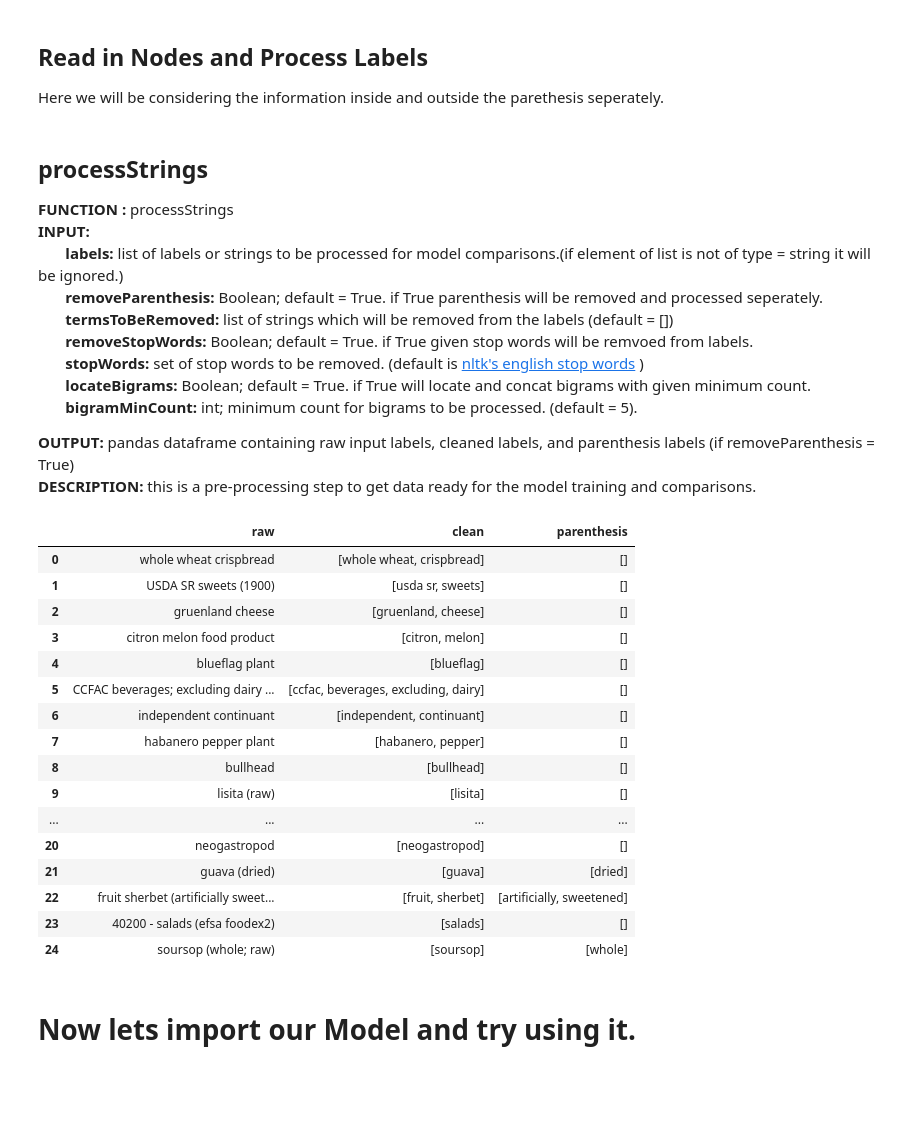
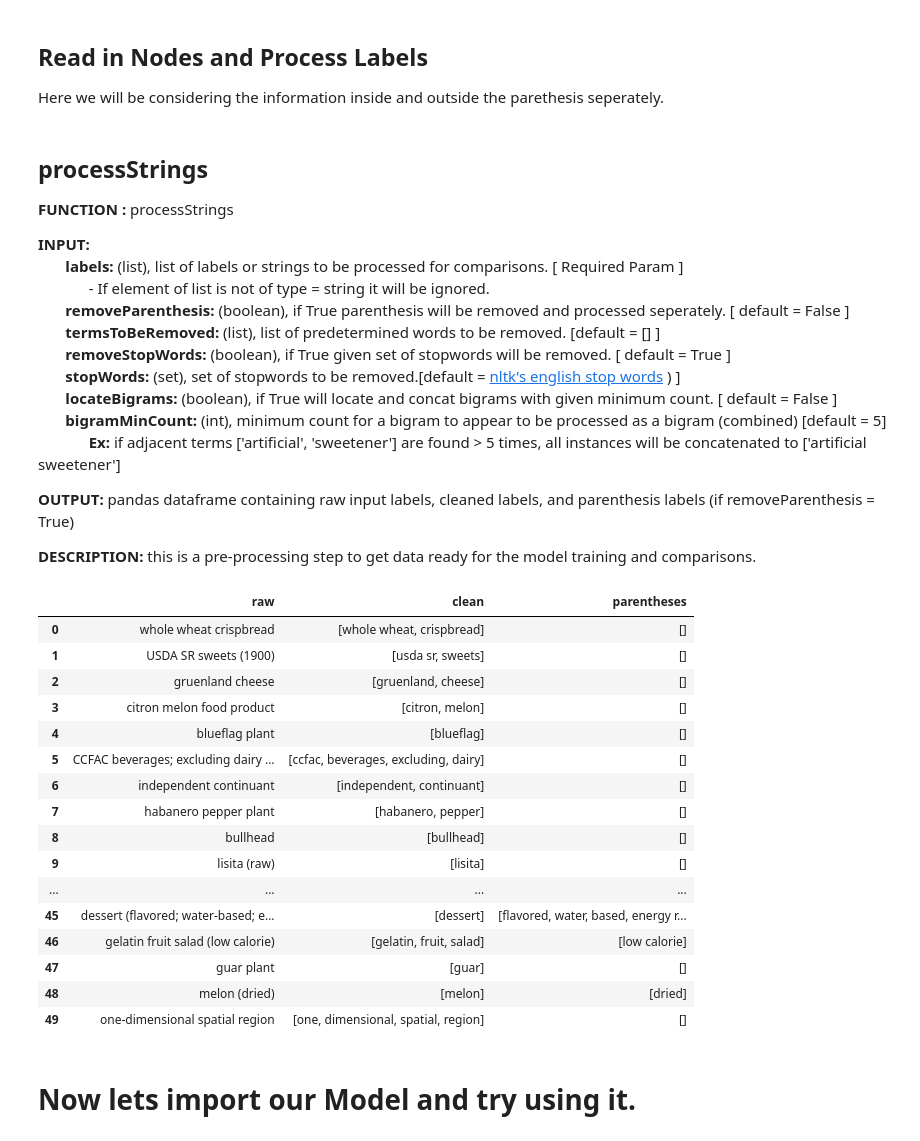
Before and after one commit to brianward1428/Similarity-Score, a Jupyter notebook: Processome_Ward/ModelApplication.ipynb, the cells around one changed output. Drawn from its saved outputs; the diff is of its cells as text; code cells hidden in the pictures; blank space fills up the shorter version.

```diff
--- a/Processome_Ward/ModelApplication.ipynb
+++ b/Processome_Ward/ModelApplication.ipynb
@@ -20,16 +19,20 @@ slim = df['label'].tolist()
 # %% [markdown]
 ## processStrings
 **FUNCTION :** processStrings
+
 **INPUT:**
-&nbsp;&nbsp;&nbsp;&nbsp;&nbsp;&nbsp; **labels:** list of labels or strings to be processed for model comparisons.(if element of list is not of type = string it will be ignored.)
-&nbsp;&nbsp;&nbsp;&nbsp;&nbsp;&nbsp; **removeParenthesis:** Boolean; default = True. if True parenthesis will be removed and processed seperately.
-&nbsp;&nbsp;&nbsp;&nbsp;&nbsp;&nbsp; **termsToBeRemoved:** list of strings which will be removed from the labels (default = [])
-&nbsp;&nbsp;&nbsp;&nbsp;&nbsp;&nbsp; **removeStopWords:** Boolean; default = True. if True given stop words will be remvoed from labels.
-&nbsp;&nbsp;&nbsp;&nbsp;&nbsp;&nbsp; **stopWords:** set of stop words to be removed. (default is [nltk's english stop words](https://gist.github.com/sebleier/554280)  )
-&nbsp;&nbsp;&nbsp;&nbsp;&nbsp;&nbsp; **locateBigrams:** Boolean; default = True. if True will locate and concat  bigrams with given minimum count.
-&nbsp;&nbsp;&nbsp;&nbsp;&nbsp;&nbsp; **bigramMinCount:** int; minimum count for bigrams to be processed. (default = 5).
+&nbsp;&nbsp;&nbsp;&nbsp;&nbsp;&nbsp; **labels:** (list), list of labels or strings to be processed for comparisons. [ Required Param ]
+&nbsp;&nbsp;&nbsp;&nbsp;&nbsp;&nbsp;&nbsp;&nbsp;&nbsp;&nbsp;&nbsp;&nbsp; - If element of list is not of type = string it will be ignored.
+&nbsp;&nbsp;&nbsp;&nbsp;&nbsp;&nbsp; **removeParenthesis:** (boolean), if True parenthesis will be removed and processed seperately. [ default = False ]
+&nbsp;&nbsp;&nbsp;&nbsp;&nbsp;&nbsp; **termsToBeRemoved:** (list), list of predetermined words to be removed. [default = [] ]
+&nbsp;&nbsp;&nbsp;&nbsp;&nbsp;&nbsp; **removeStopWords:** (boolean), if True given set of stopwords will be removed. [ default = True ]
+&nbsp;&nbsp;&nbsp;&nbsp;&nbsp;&nbsp; **stopWords:** (set), set of stopwords to be removed.[default = [nltk's english stop words](https://gist.github.com/sebleier/554280)  )  ]
+&nbsp;&nbsp;&nbsp;&nbsp;&nbsp;&nbsp; **locateBigrams:** (boolean), if True will locate and concat  bigrams with given minimum count. [ default = False ]
+&nbsp;&nbsp;&nbsp;&nbsp;&nbsp;&nbsp; **bigramMinCount:** (int), minimum count for a bigram to appear to be processed as a bigram (combined) [default = 5]
+&nbsp;&nbsp;&nbsp;&nbsp;&nbsp;&nbsp;&nbsp;&nbsp;&nbsp;&nbsp;&nbsp;&nbsp; **Ex:** if adjacent terms ['artificial', 'sweetener'] are found > 5 times, all instances will be concatenated to ['artificial sweetener']
 
 **OUTPUT:** pandas dataframe containing raw input labels, cleaned labels, and parenthesis labels (if removeParenthesis = True)
+
 **DESCRIPTION:** this is a pre-processing step to get data ready for the model training and comparisons.
 # %%
 # these terms were hand-picked after looking at some of the most frequent words..
@@ -37,12 +40,12 @@ termsToBeRemoved = ["(efsa foodex2)","(efsa foodex)","and similar","probably", "
 
 NS = NodeSim()
 
-labels = NS.processStrings(labels = slim, termsToBeRemoved = termsToBeRemoved)
+labels = NS.processStrings(labels = slim, removeParentheses = True, termsToBeRemoved = termsToBeRemoved, removeStopWords = True, locateBigrams = True, bigramMinCount = 5)
 # %%
 # sample
-labels.head(25)
+labels.head(50)
 # %% [output]
-|  | raw | clean | parenthesis |
+|  | raw | clean | parentheses |
 | 0 | whole wheat crispbread | [whole wheat, crispbread] | [] |
 | 1 | USDA SR sweets (1900) | [usda sr, sweets] | [] |
 | 2 | gruenland cheese | [gruenland, cheese] | [] |
@@ -54,11 +57,11 @@ labels.head(25)
 | 8 | bullhead | [bullhead] | [] |
 | 9 | lisita (raw) | [lisita] | [] |
 | ... | ... | ... | ... |
-| 20 | neogastropod | [neogastropod] | [] |
-| 21 | guava (dried) | [guava] | [dried] |
-| 22 | fruit sherbet (artificially sweet... | [fruit, sherbet] | [artificially, sweetened] |
-| 23 | 40200 - salads (efsa foodex2) | [salads] | [] |
-| 24 | soursop (whole; raw) | [soursop] | [whole] |
+| 45 | dessert (flavored; water-based; e... | [dessert] | [flavored, water, based, energy r... |
+| 46 | gelatin fruit salad (low calorie) | [gelatin, fruit, salad] | [low calorie] |
+| 47 | guar plant | [guar] | [] |
+| 48 | melon (dried) | [melon] | [dried] |
+| 49 | one-dimensional spatial region | [one, dimensional, spatial, region] | [] |
 # %% [markdown]
 # Now lets import our Model and try using it.
 # %%
```
Also changed, not shown: parts of 10 cells of this notebook, 3 other files.
